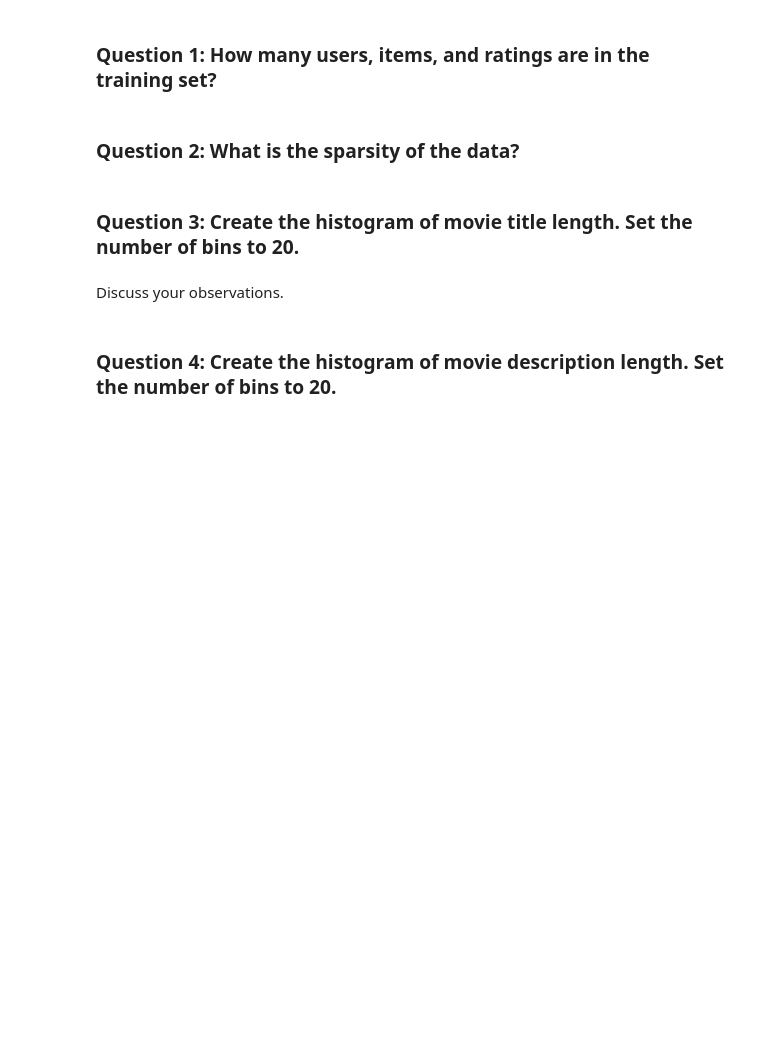
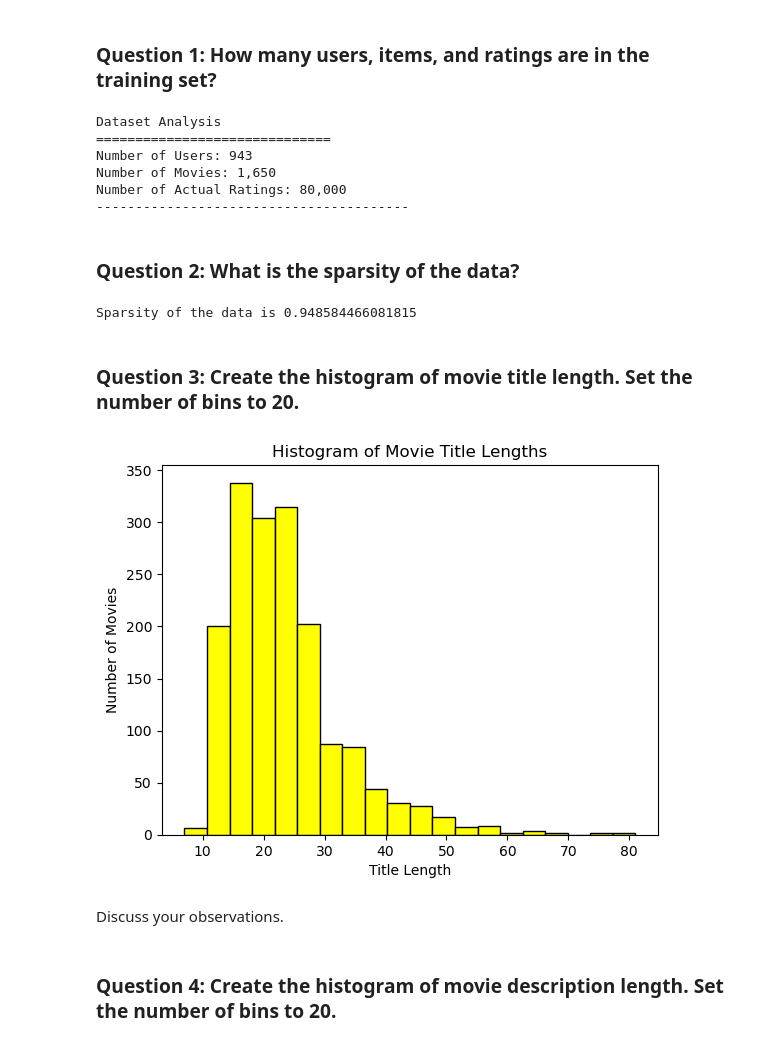
Before and after one commit to HJYblur/RecommenderSystem, a Jupyter notebook: Assignment1/hw1.ipynb, the cells around one changed output. Saved outputs shown, nothing was run; the diff lists cells and outputs as text; code cells hidden in the pictures; blank space fills up the shorter version.

```diff
--- a/Assignment1/hw1.ipynb
+++ b/Assignment1/hw1.ipynb
@@ -117,13 +144,12 @@ def get_data_stats(train_data):
         print("Please load the MovieLens dataset first!")
         return
 
-    n_users = 0
-    n_movies = 0
-    n_ratings = 0
+    ############# Your code here ############
+    #########################################
 
-    ############# Your code here ############
-
-    #########################################
+    n_users = train_data['user_id'].nunique()
+    n_movies = train_data['item_id'].nunique()
+    n_ratings = train_data['rating'].count()
 
     return n_users, n_movies, n_ratings
 
@@ -134,6 +160,13 @@ print(f"Number of Users: {n_users:,}")
 print(f"Number of Movies: {n_movies:,}")
 print(f"Number of Actual Ratings: {n_ratings:,}")
 print("-" * 40)
+# %% [output]
+Dataset Analysis
+==============================
+Number of Users: 943
+Number of Movies: 1,650
+Number of Actual Ratings: 80,000
+----------------------------------------
 # %% [markdown]
 ### Question 2: What is the sparsity of the data?
 # %%
@@ -141,28 +174,42 @@ def get_UIM_sparsity(train_data):
     # Implement the function that returns the fraction of missing data in user-item rating matrix.
     # You can call get_data_stats(train_data) function for getting the necessary variables.
 
-    sparsity = 0.0
 
     ############# Your code here ############
 
     #########################################
 
+    n_users, n_movies, n_ratings = get_data_stats(train_data)
+
+    total_ratings = n_users * n_movies
+    sparsity = 1 - (n_ratings / total_ratings)
+
     return sparsity
 
 sparsity = get_UIM_sparsity(train_data)
 print("Sparsity of the data is {}".format(sparsity))
+# %% [output]
+Sparsity of the data is 0.948584466081815
 # %% [markdown]
 ### Question 3: Create the histogram of movie title length. Set the number of bins to 20.
 # %%
 def hist_title_length(movies):
     # Given movies dataframe, implement the function that generates a histogram of movies title length.
     # Hint: in histogram, x-axis shows the length of title, and y-axis shows the number of movies with the corresponding length.
 
     ############# Your code here ############
 
     #########################################
 
+    # If bins is an integer, it defines the number of equal-width bins in the range.
+    plt.hist(movies['title'].apply(len), bins=20, color='yellow', edgecolor='black')
+    plt.xlabel('Title Length')
+    plt.ylabel('Number of Movies')
+    plt.title('Histogram of Movie Title Lengths')
+
 hist_title_length(movies)
+# %% [output]
+[figure, added]
 # %% [markdown]
 Discuss your observations.
 # %% [markdown]
```
Also changed, not shown: parts of 9 cells of this notebook.
